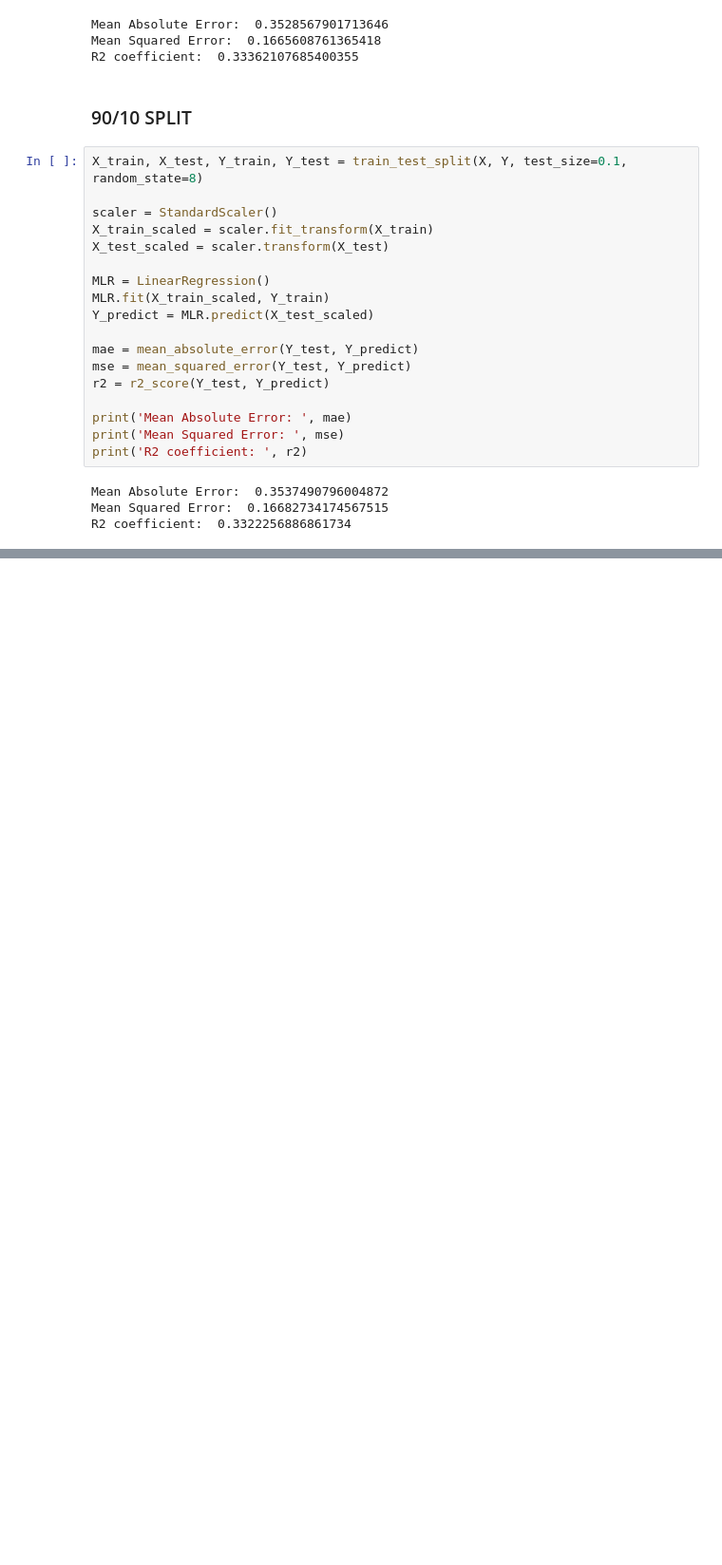
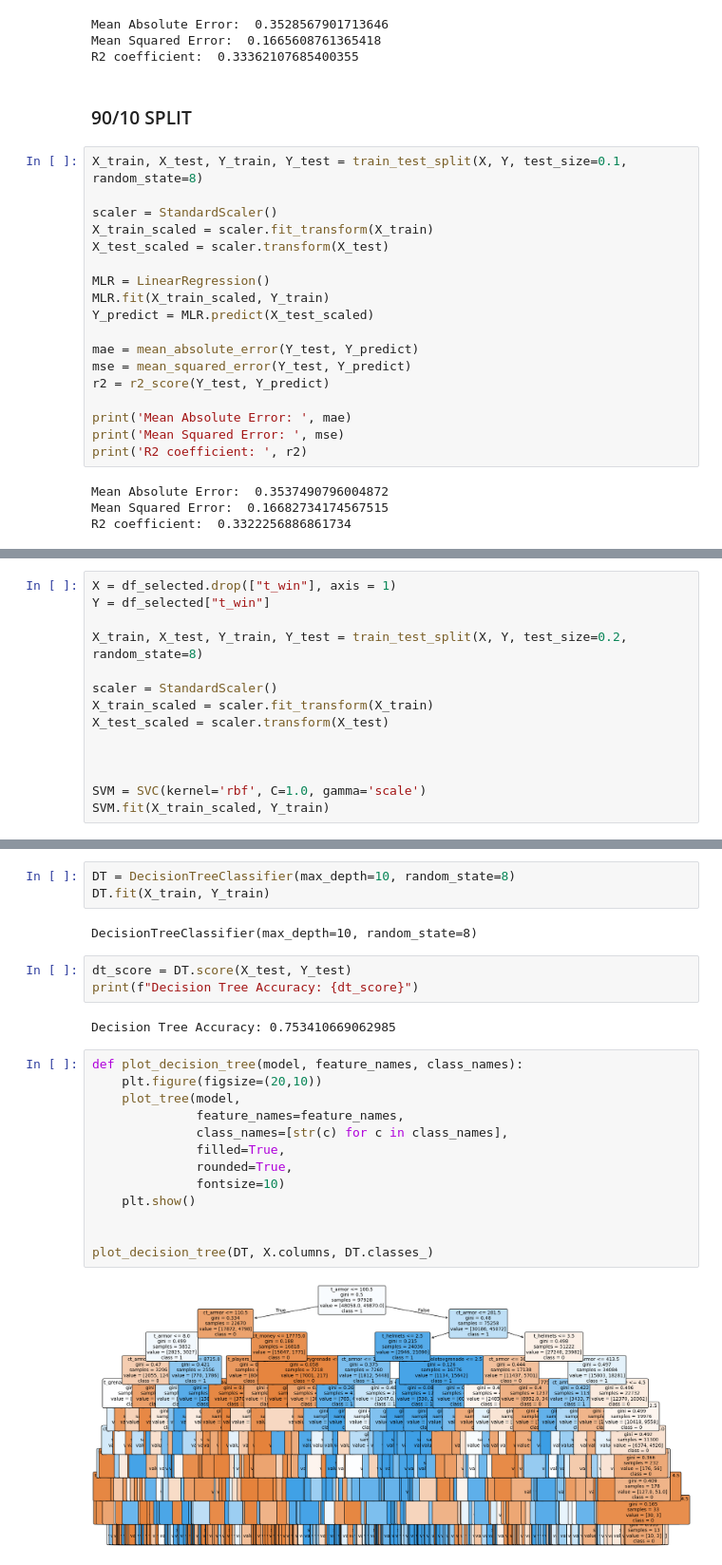
Before and after one commit to 0Londero/ESports-Match-Prediction, a Jupyter notebook: notebooks/cs.ipynb, the cells around one changed output, grey strips where cells are left out. Shown at 95% size. Saved outputs shown, nothing was run; the diff lists cells and outputs as text; blank space fills up the shorter version.

Commit message:
feat: add new ml models to the notebook

```diff
--- a/notebooks/cs.ipynb
+++ b/notebooks/cs.ipynb
@@ -313,0 +365,14 @@ ___
+# %%
+X = df_selected.drop(["t_win"], axis = 1)
+Y = df_selected["t_win"]
+
+X_train, X_test, Y_train, Y_test = train_test_split(X, Y, test_size=0.2, random_state=8)
+
+scaler = StandardScaler()
+X_train_scaled = scaler.fit_transform(X_train)
+X_test_scaled = scaler.transform(X_test)
+
+
+
+SVM = SVC(kernel='rbf', C=1.0, gamma='scale')
+SVM.fit(X_train_scaled, Y_train)
@@ -313,0 +394,25 @@ ___
+# %%
+DT = DecisionTreeClassifier(max_depth=10, random_state=8)
+DT.fit(X_train, Y_train)
+# %% [output]
+DecisionTreeClassifier(max_depth=10, random_state=8)
+# %%
+dt_score = DT.score(X_test, Y_test)
+print(f"Decision Tree Accuracy: {dt_score}")
+# %% [output]
+Decision Tree Accuracy: 0.753410669062985
+# %%
+def plot_decision_tree(model, feature_names, class_names):
+    plt.figure(figsize=(20,10))
+    plot_tree(model,
+              feature_names=feature_names,
+              class_names=[str(c) for c in class_names],
+              filled=True,
+              rounded=True,
+              fontsize=10)
+    plt.show()
+
+
+plot_decision_tree(DT, X.columns, DT.classes_)
+# %% [output]
+[figure, added]
```
Also changed, not shown: parts of 13 cells of this notebook.
